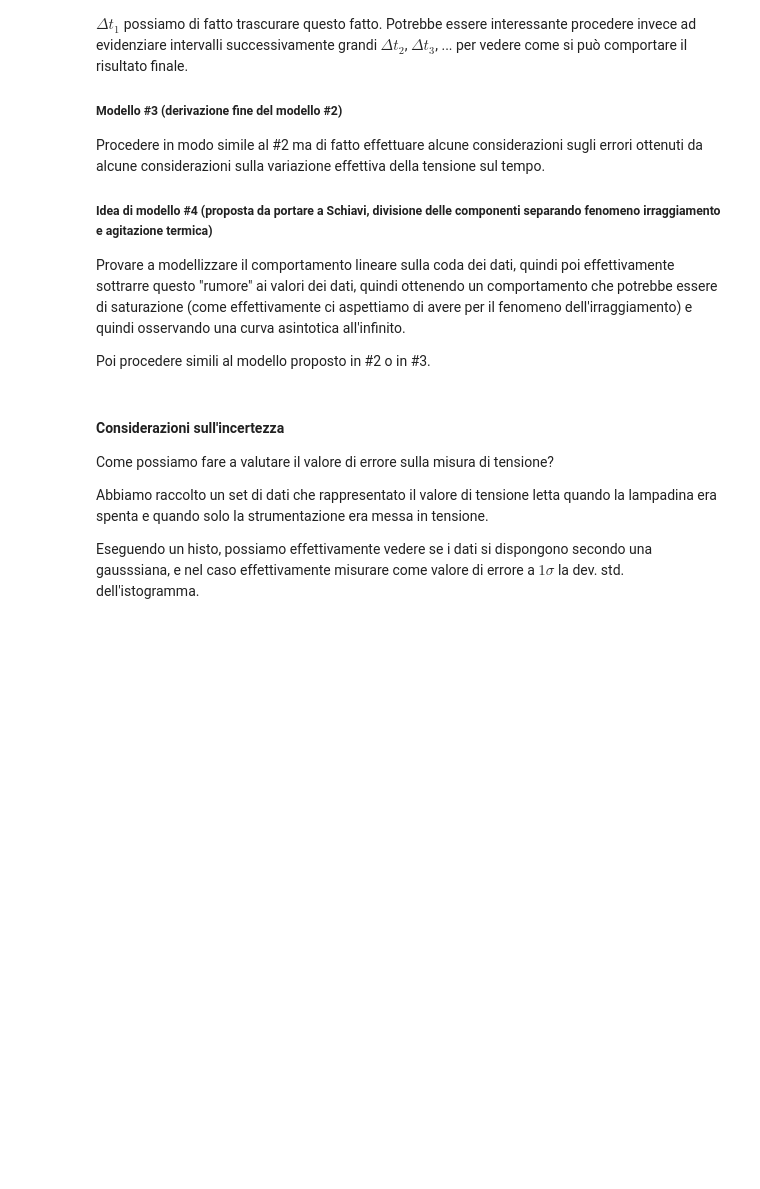
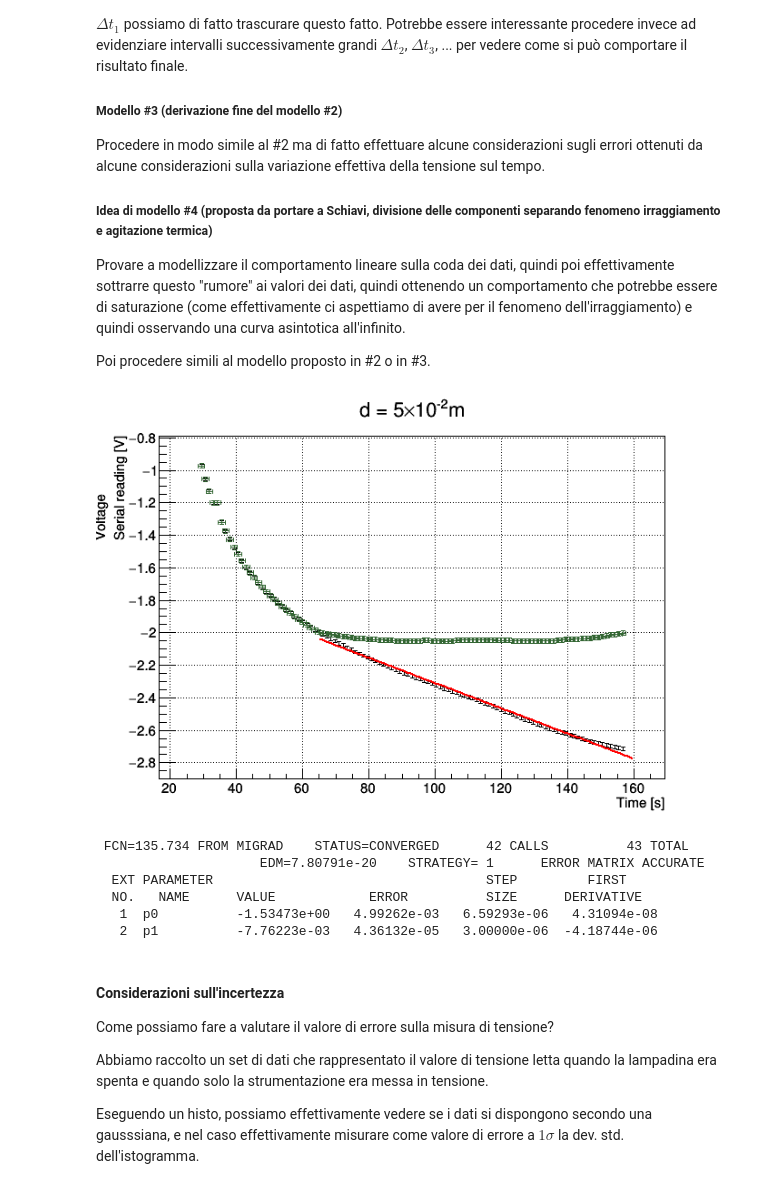
Before and after one commit to mattiasotgia/Lab2, a Jupyter notebook: esperienza_4__irraggiamento_lampadina/analisi_dati/2021_12_21_data_analysis_LAB_R2.ipynb, the cells around one changed output. Drawn from its saved outputs; the diff is of its cells as text; code cells hidden in the pictures; blank space fills up the shorter version.

```diff
--- a/esperienza_4__irraggiamento_lampadina/analisi_dati/2021_12_21_data_analysis_LAB_R2.ipynb
+++ b/esperienza_4__irraggiamento_lampadina/analisi_dati/2021_12_21_data_analysis_LAB_R2.ipynb
@@ -284,6 +288,39 @@ Procedere in modo simile al #2 ma di fatto effettuare alcune considerazioni sugl
 Provare a modellizzare il comportamento lineare sulla coda dei dati, quindi poi effettivamente sottrarre questo "rumore" ai valori dei dati, quindi ottenendo un comportamento che potrebbe essere di saturazione (come effettivamente ci aspettiamo di avere per il fenomeno dell'irraggiamento) e quindi osservando una curva asintotica all'infinito.
 
 Poi procedere simili al modello proposto in #2 o in #3.
+# %%
+// testing in .05 m setup
+TCanvas *c5 = new TCanvas();
+c5->SetGrid();
+
+g->Draw("ap");
+
+double xmin = 65;
+double xmax = 160;
+
+TF1 *mod4_subtract = new TF1("mod4_subtract", "[0]+[1]*x", xmin, xmax);
+g->Fit("mod4_subtract", "R");
+
+TGraphErrors *clean = (TGraphErrors*)g->Clone();
+graphset::setmarker(clean, kGreen-1);
+for(int j=0; j<g->GetN(); j++){
+    clean->SetPoint(j, g->GetX()[j],
+                    (g->GetX()[j]<=xmin)?
+                    g->GetY()[j]:g->GetY()[j]+abs(mod4_subtract->Eval(xmin)-mod4_subtract->Eval(g->GetX()[j])));
+    clean->SetPointError(j, 1, 0.014);
+}
+
+clean->Draw("p");
+
+c5->Draw()
+# %% [output]
+[figure, added]
+ FCN=135.734 FROM MIGRAD    STATUS=CONVERGED      42 CALLS          43 TOTAL
+                     EDM=7.80791e-20    STRATEGY= 1      ERROR MATRIX ACCURATE
+  EXT PARAMETER                                   STEP         FIRST
+  NO.   NAME      VALUE            ERROR          SIZE      DERIVATIVE
+   1  p0          -1.53473e+00   4.99262e-03   6.59293e-06   4.31094e-08
+   2  p1          -7.76223e-03   4.36132e-05   3.00000e-06  -4.18744e-06
 # %% [markdown]
 #### Considerazioni sull'incertezza
 
```
Also changed, not shown: parts of 5 cells of this notebook.
